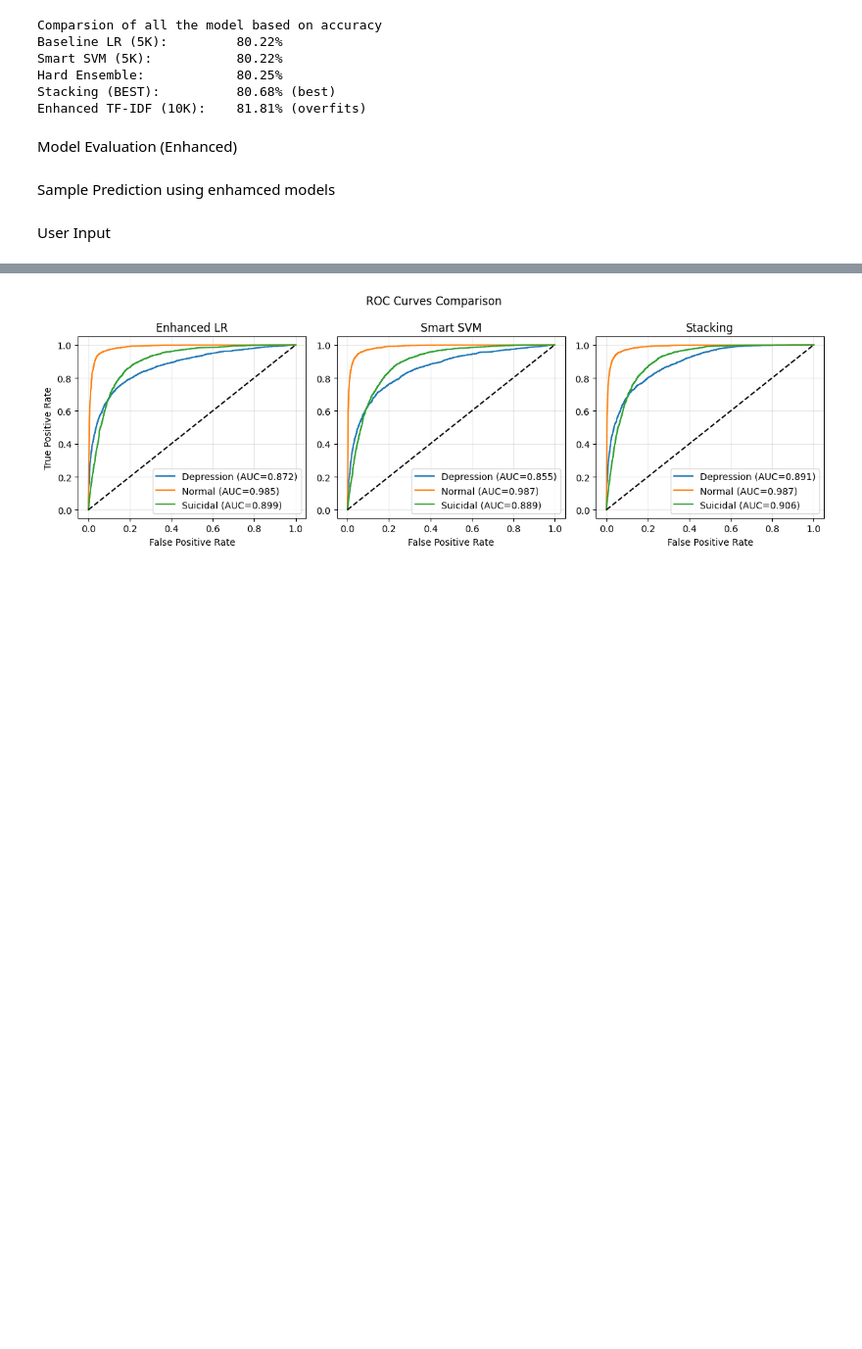
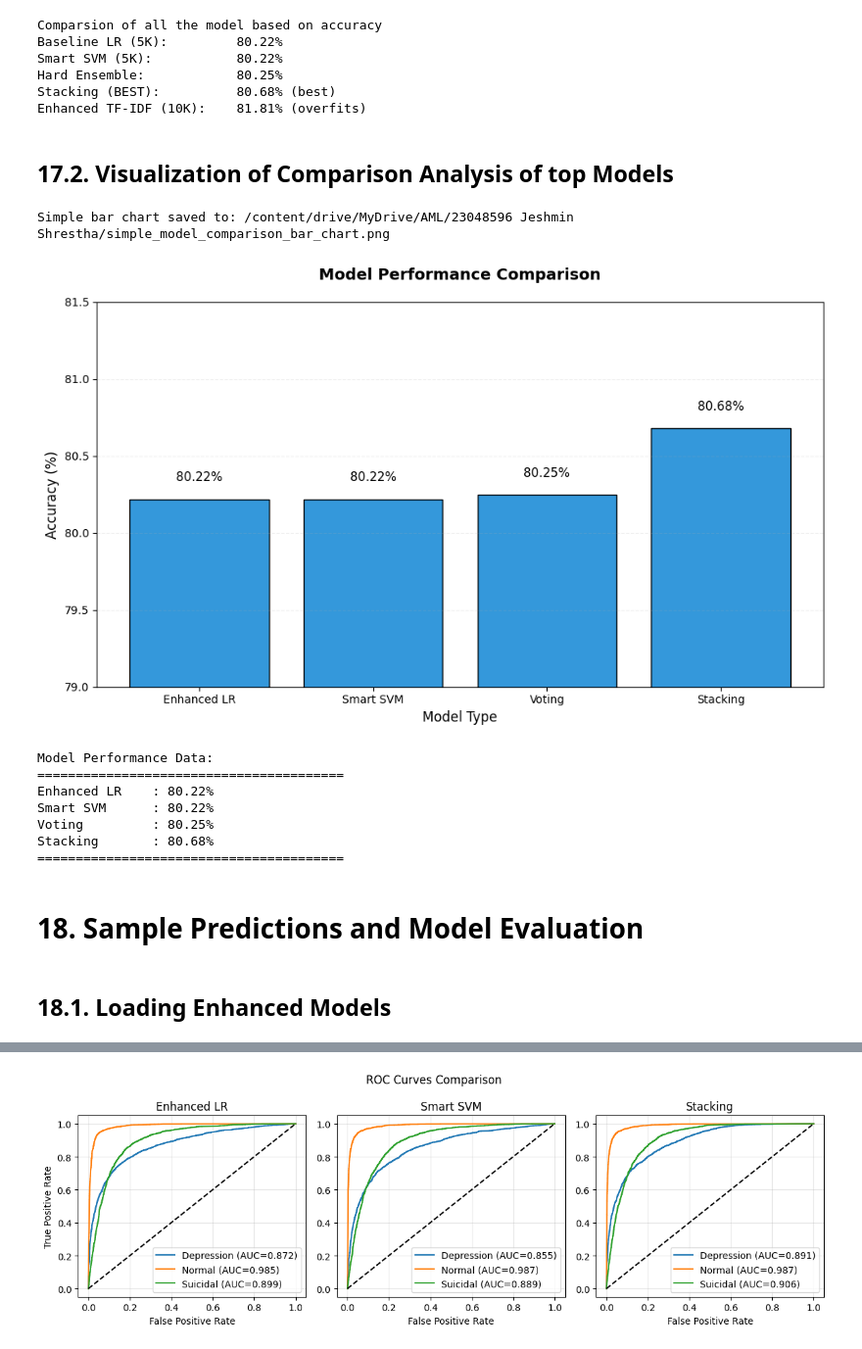
Before and after one commit to jeshmin-shrestha/Mental-Health-Classification, a Jupyter notebook: 3_Mental_Health_Classification.ipynb, the cells around one changed output, grey strips where cells are left out. Shown at 98% size. Drawn from its saved outputs; the diff is of its cells as text; code cells hidden in the pictures; blank space fills up the shorter version.

```diff
--- a/3_Mental_Health_Classification.ipynb
+++ b/3_Mental_Health_Classification.ipynb
@@ -1777,12 +1974,69 @@ Smart SVM (5K):           80.22%
 Hard Ensemble:            80.25%
 Stacking (BEST):          80.68% (best)
 Enhanced TF-IDF (10K):    81.81% (overfits)
-# %% [markdown]
-Model Evaluation (Enhanced)
-# %% [markdown]
-Sample Prediction using enhamced models
-# %% [markdown]
-User Input
+# %% [markdown]
+## 17.2. Visualization of Comparison Analysis of top Models
+# %%
+import matplotlib.pyplot as plt
+import numpy as np
+
+# Model names and their accuracies from your results
+models = ['Enhanced LR', 'Smart SVM', 'Voting', 'Stacking']
+accuracies = [80.22, 80.22, 80.25, 80.68]  # in percentage
+
+# Simple color scheme (all the same color)
+colors = ['#3498db', '#3498db', '#3498db', '#3498db']  # All blue
+
+# Create figure
+plt.figure(figsize=(10, 6))
+
+# Create bars
+bars = plt.bar(models, accuracies, color=colors, edgecolor='black', linewidth=1)
+
+# Add value labels on top of bars
+for i, (bar, acc) in enumerate(zip(bars, accuracies)):
+    height = bar.get_height()
+    plt.text(bar.get_x() + bar.get_width()/2., height + 0.1,
+             f'{acc:.2f}%', ha='center', va='bottom', fontsize=11)
+
+# Customize the plot
+plt.title('Model Performance Comparison', fontsize=14, fontweight='bold', pad=20)
+plt.xlabel('Model Type', fontsize=12)
+plt.ylabel('Accuracy (%)', fontsize=12)
+plt.ylim(79, 81.5)  # Set y-axis limits to better show differences
+
+# Add grid for better readability
+plt.grid(axis='y', alpha=0.2, linestyle='--')
+
+plt.tight_layout()
+
+# Save the figure
+save_path = '/content/drive/MyDrive/AML/23048596 Jeshmin Shrestha/simple_model_comparison_bar_chart.png'
+plt.savefig(save_path, dpi=300, bbox_inches='tight')
+print(f"Simple bar chart saved to: {save_path}")
+
+plt.show()
+
+# Print the data
+print("\nModel Performance Data:")
+print("="*40)
+for model, acc in zip(models, accuracies):
+    print(f"{model:15s}: {acc:.2f}%")
+print("="*40)
+# %% [output]
+Simple bar chart saved to: /content/drive/MyDrive/AML/23048596 Jeshmin Shrestha/simple_model_comparison_bar_chart.png
+[figure, added]
+Model Performance Data:
+========================================
+Enhanced LR    : 80.22%
+Smart SVM      : 80.22%
+Voting         : 80.25%
+Stacking       : 80.68%
+========================================
+# %% [markdown]
+# 18. Sample Predictions and Model Evaluation
+# %% [markdown]
+## 18.1. Loading Enhanced Models
 # %%
 # Loading all the enhnaced models
 import joblib
```
Also changed, not shown: parts of 108 cells of this notebook.
